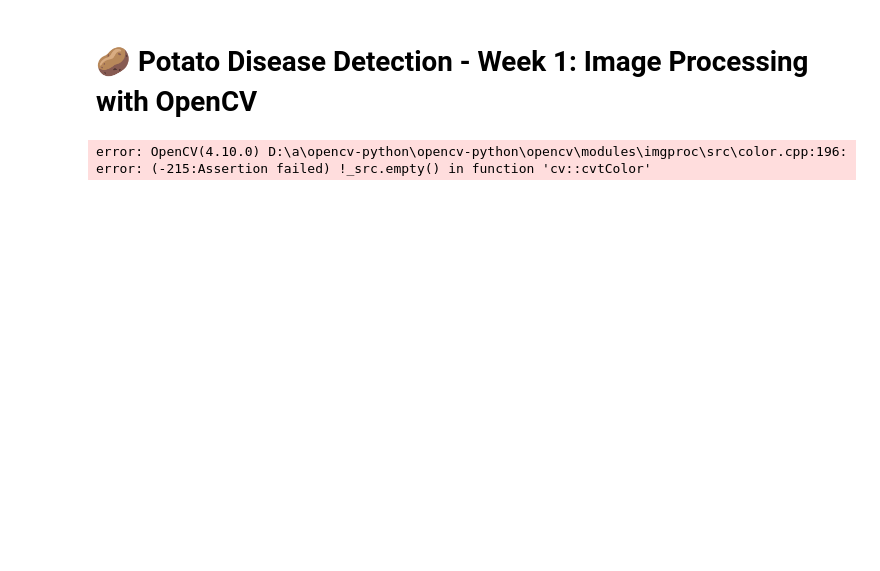
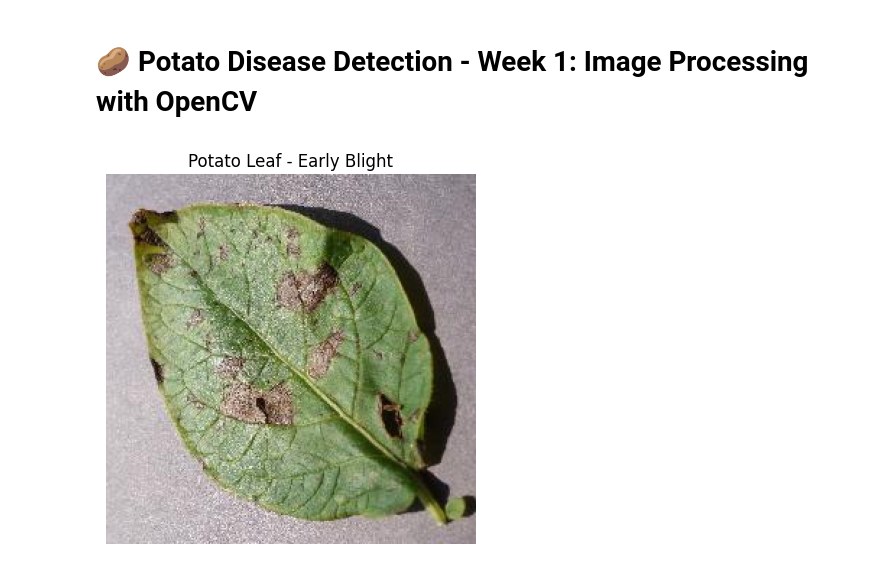
Before and after one commit to sayan14banerjee/Potato_Plant_Disease_Detection, a Jupyter notebook: Potato_Disease_Week1_ImageProcessing.ipynb, the cells around one changed output. Saved outputs shown, nothing was run; the diff lists cells and outputs as text; code cells hidden in the pictures; blank space fills up the shorter version.

```diff
--- a/Potato_Disease_Week1_ImageProcessing.ipynb
+++ b/Potato_Disease_Week1_ImageProcessing.ipynb
@@ -10,17 +10,17 @@ import os
 # %%
 # ✅ Load and Display an Image
 # Load image using OpenCV
-image_path = "dataset/Potato___Early_blight/image1.jpg"  # update with your path
+image_path = "dataset/Potato___Early_blight/0a8a68ee-f587-4dea-beec-79d02e7d3fa4___RS_Early.B 8461.jpg"  # update with your path
 img = cv2.imread(image_path)
 img_rgb = cv2.cvtColor(img, cv2.COLOR_BGR2RGB)
 
 # Display image
 plt.imshow(img_rgb)
 plt.title("Potato Leaf - Early Blight")
 plt.axis('off')
 plt.show()
 # %% [output]
-error: OpenCV(4.10.0) D:\a\opencv-python\opencv-python\opencv\modules\imgproc\src\color.cpp:196: error: (-215:Assertion failed) !_src.empty() in function 'cv::cvtColor'
+[figure, added]
 # %%
 # ✅ Resize and Normalize Image
 # Resize
```
